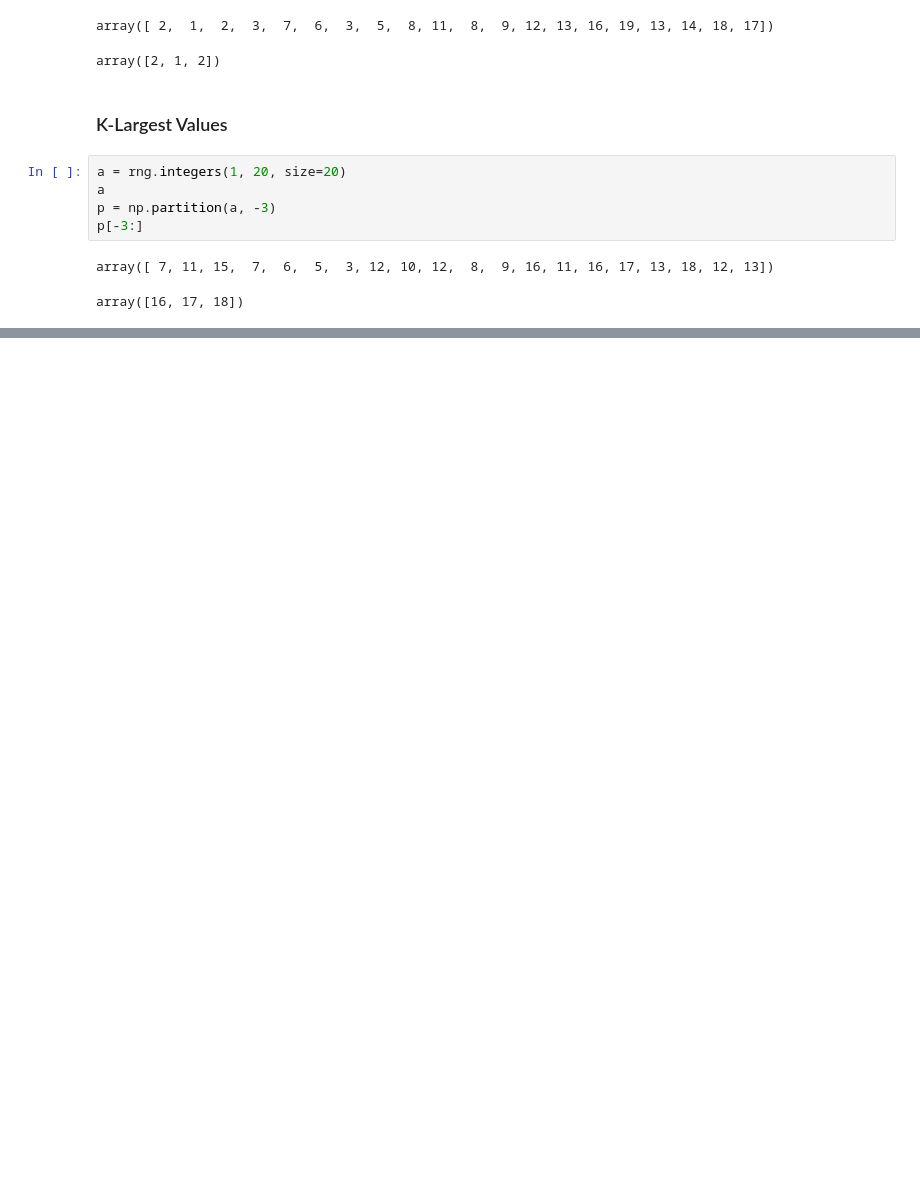
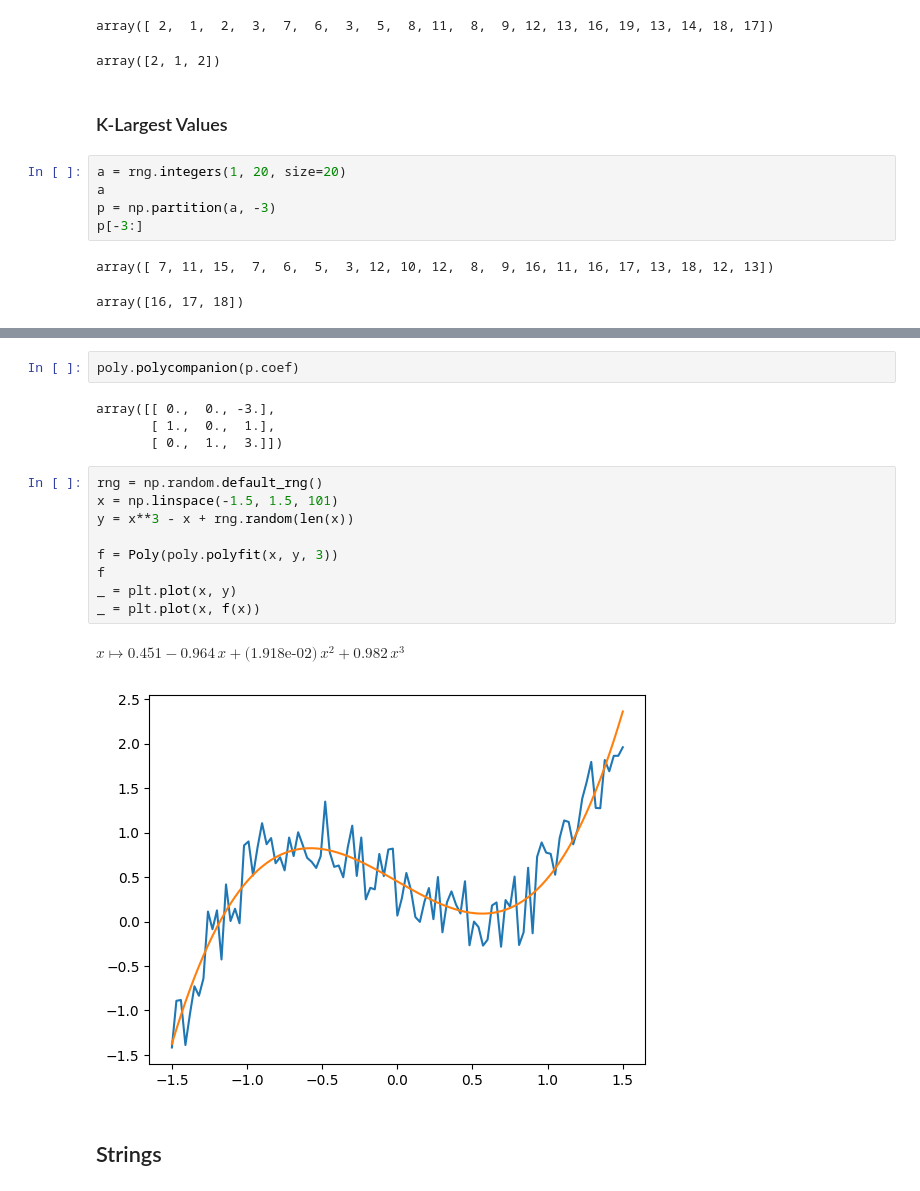
Before and after one commit to czaky/puzzles, a Jupyter notebook: numpy.ipynb, the cells around one changed output, grey strips where cells are left out. Cells and saved outputs as stored; diff of their text form; blank space fills up the shorter version.

```diff
--- a/numpy.ipynb
+++ b/numpy.ipynb
@@ -1230,0 +1774,20 @@ array([16, 17, 18])
+# %%
+poly.polycompanion(p.coef)
+# %% [output]
+array([[ 0.,  0., -3.],
+       [ 1.,  0.,  1.],
+       [ 0.,  1.,  3.]])
+# %%
+rng = np.random.default_rng()
+x = np.linspace(-1.5, 1.5, 101)
+y = x**3 - x + rng.random(len(x))
+
+f = Poly(poly.polyfit(x, y, 3))
+f
+_ = plt.plot(x, y)
+_ = plt.plot(x, f(x))
+# %% [output]
+$x \mapsto \text{0.451} - \text{0.964}\,x + \text{(1.918e-02)}\,x^{2} + \text{0.982}\,x^{3}$
+[figure, added]
+# %% [markdown]
+## Strings
```
Also changed, not shown: parts of 60 cells of this notebook, 3 other files.
